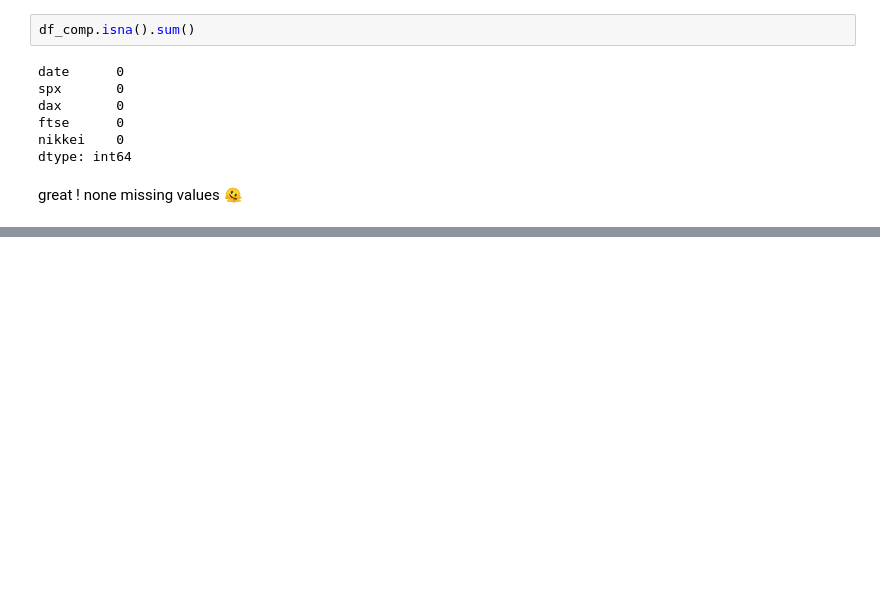
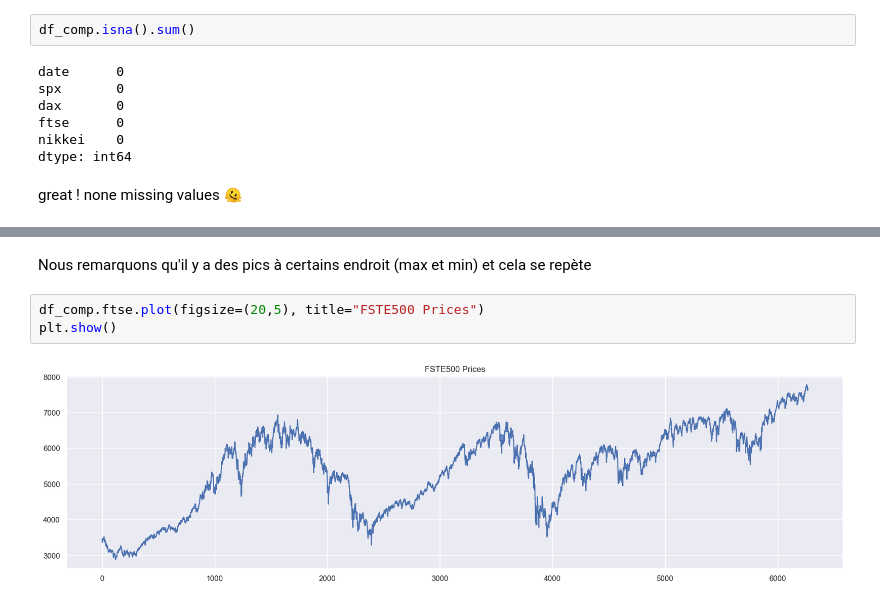
Before and after one commit to Hermann002/Time_series, a Jupyter notebook: notebooks/introduction.ipynb, the cells around one changed output, grey strips where cells are left out. Cells and saved outputs as stored; diff of their text form; blank space fills up the shorter version.

```diff
--- a/notebooks/introduction.ipynb
+++ b/notebooks/introduction.ipynb
@@ -65,0 +78,7 @@ great ! none missing values 🫠
+# %% [markdown]
+Nous remarquons qu'il y a des pics à certains endroit (max et min) et cela se repète
+# %%
+df_comp.ftse.plot(figsize=(20,5), title="FSTE500 Prices")
+plt.show()
+# %% [output]
+[figure, added]
```
Also changed, not shown: parts of 14 cells of this notebook, 2 other files.
